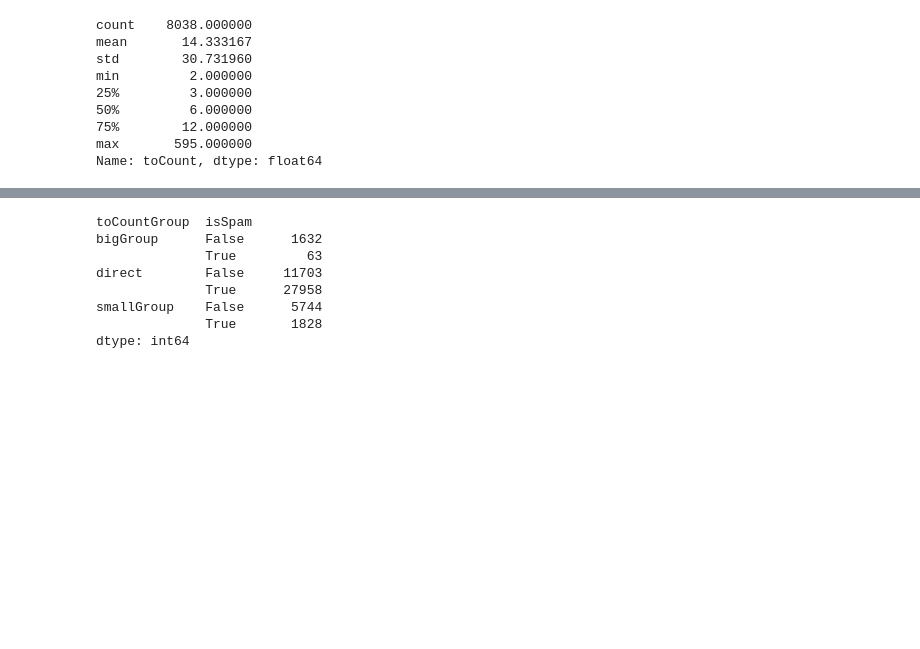
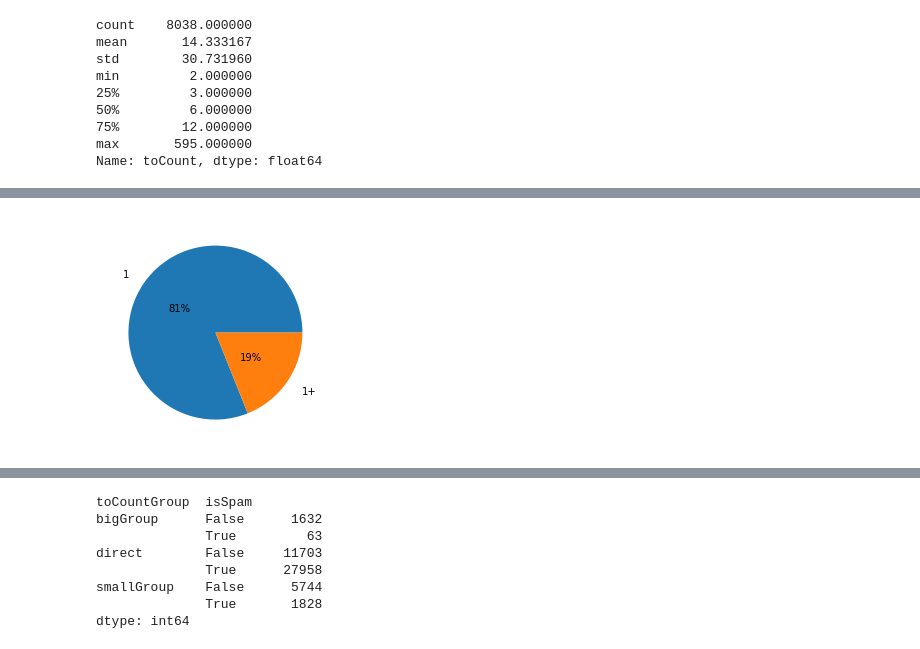
Before and after one commit to cordeiroph/SpamEmailClassifier, a Jupyter notebook: SpamEmailClassifier2.ipynb, the cells around one changed output, grey strips where cells are left out. Cells and saved outputs as stored; diff of their text form; code cells hidden in the pictures; blank space fills up the shorter version.

Commit message:
Implement visualization part 3

```diff
--- a/SpamEmailClassifier2.ipynb
+++ b/SpamEmailClassifier2.ipynb
@@ -462,0 +486,8 @@ Name: toCount, dtype: float64
+# %%
+df['toCountG2'] = df['toCount'].apply(lambda x : '1' if x == 1 else '1+')
+
+plt.pie(df['toCountG2'].value_counts(), labels=['1', '1+'], autopct='%1.0f%%', pctdistance=0.5, labeldistance=1.2)
+
+plt.show()
+# %% [output]
+[figure, added]
```
Also changed, not shown: parts of 11 cells of this notebook.
